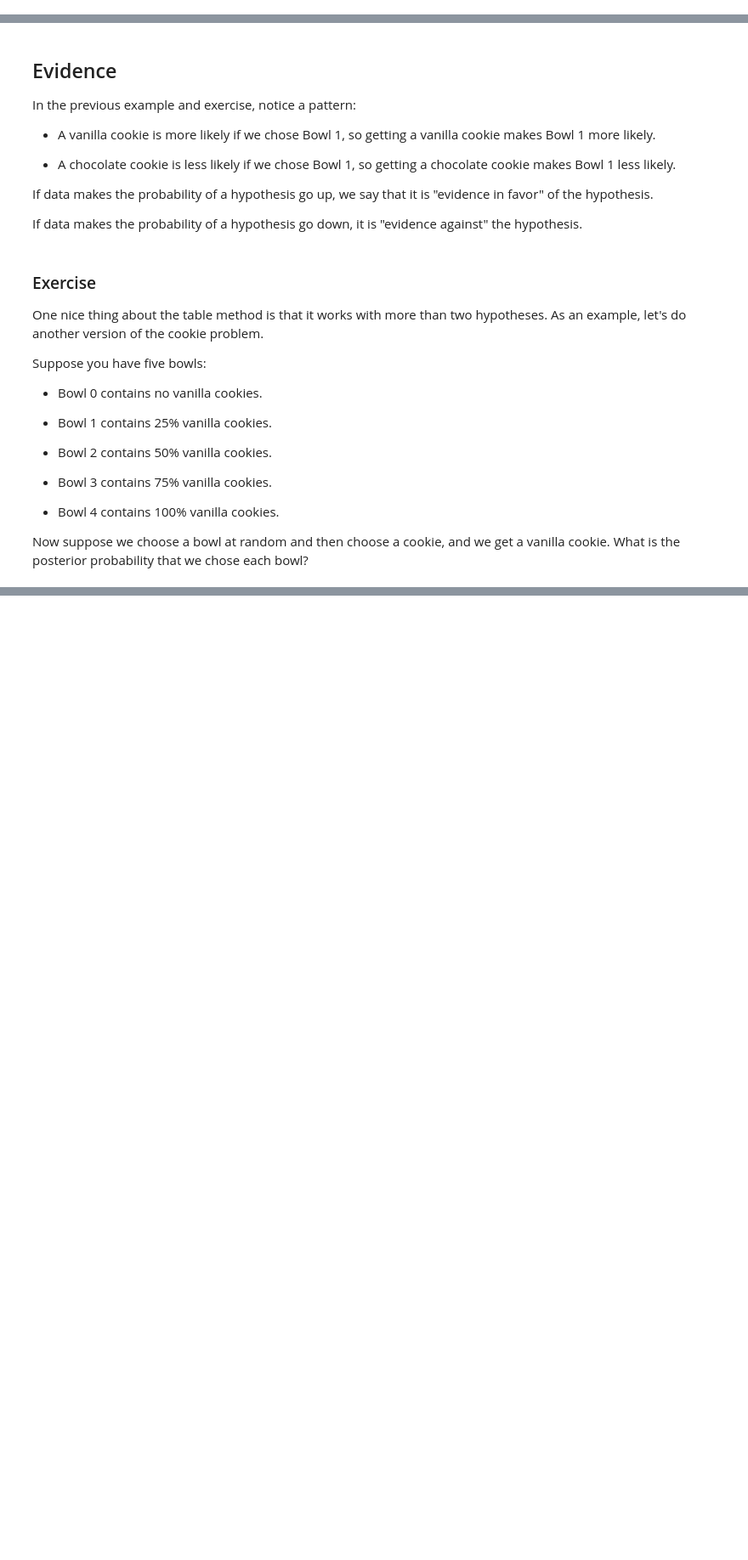
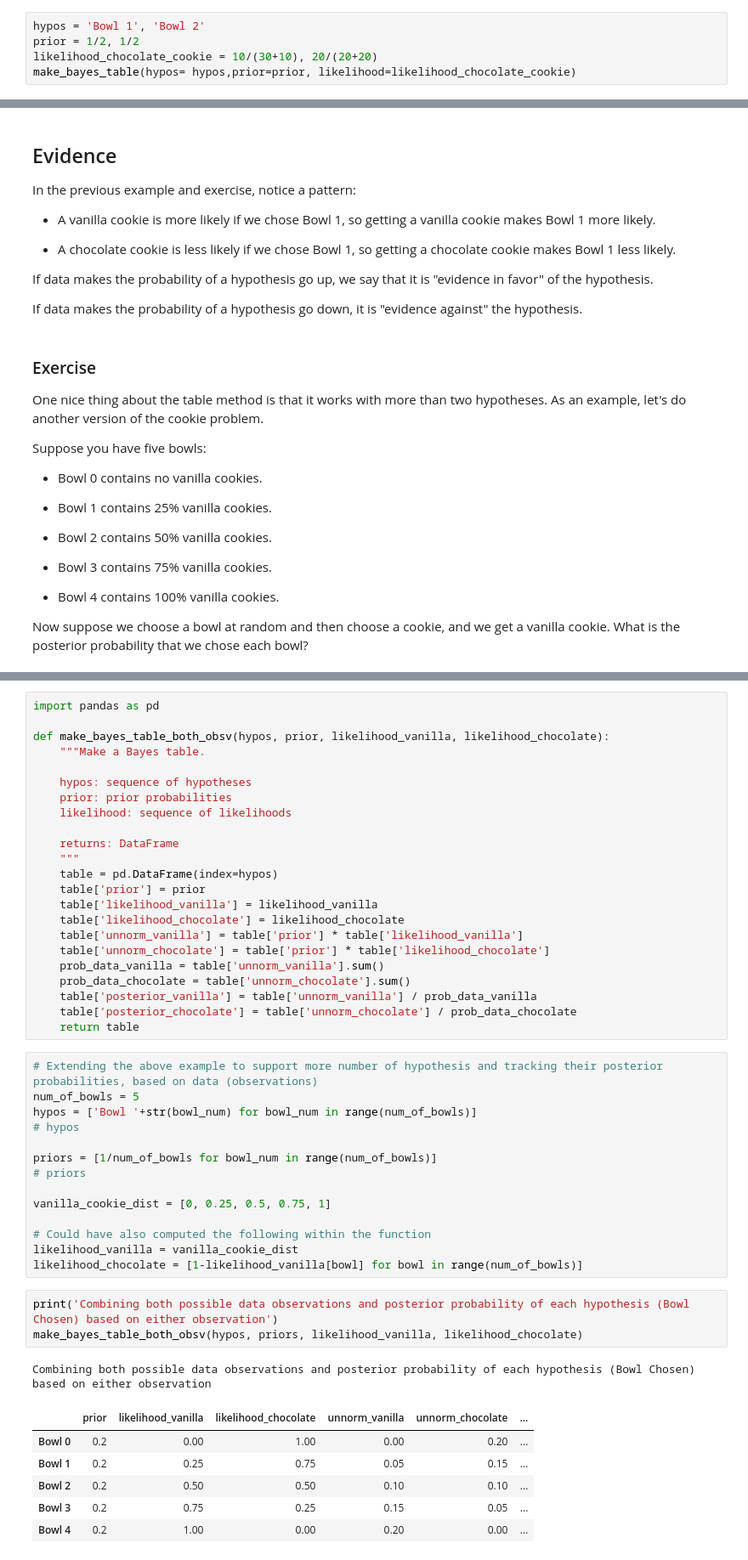
Before and after one commit to soumyatanwar/stats-and-more, a Jupyter notebook: 01_cookie.ipynb, the cells around one changed output, grey strips where cells are left out. Shown: that part at 85% size. Saved outputs shown, nothing was run; the diff lists cells and outputs as text; blank space fills up the shorter version.

Commit message:
Cookie Problem and Bonus Coin Problem solved

```diff
--- a/01_cookie.ipynb
+++ b/01_cookie.ipynb
@@ -186,3 +233,8 @@ make_bayes_table(hypos, prior, likelihood)
 ### Exercise
 
 What if we had chosen a chocolate cookie instead?  Use a Bayes table to compute the posterior probability of Bowl 1.
+# %%
+hypos = 'Bowl 1', 'Bowl 2'
+prior = 1/2, 1/2
+likelihood_chocolate_cookie = 10/(30+10), 20/(20+20)
+make_bayes_table(hypos= hypos,prior=prior, likelihood=likelihood_chocolate_cookie)
@@ -218,0 +328,48 @@ Now suppose we choose a bowl at random and then choose a cookie, and we get a va
+# %%
+import pandas as pd
+
+def make_bayes_table_both_obsv(hypos, prior, likelihood_vanilla, likelihood_chocolate):
+    """Make a Bayes table.
+
+    hypos: sequence of hypotheses
+    prior: prior probabilities
+    likelihood: sequence of likelihoods
+
+    returns: DataFrame
+    """
+    table = pd.DataFrame(index=hypos)
+    table['prior'] = prior
+    table['likelihood_vanilla'] = likelihood_vanilla
+    table['likelihood_chocolate'] = likelihood_chocolate
+    table['unnorm_vanilla'] = table['prior'] * table['likelihood_vanilla']
+    table['unnorm_chocolate'] = table['prior'] * table['likelihood_chocolate']
+    prob_data_vanilla = table['unnorm_vanilla'].sum()
+    prob_data_chocolate = table['unnorm_chocolate'].sum()
+    table['posterior_vanilla'] = table['unnorm_vanilla'] / prob_data_vanilla
+    table['posterior_chocolate'] = table['unnorm_chocolate'] / prob_data_chocolate
+    return table
+# %%
+# Extending the above example to support more number of hypothesis and tracking their posterior probabilities, based on data (observations)
+num_of_bowls = 5
+hypos = ['Bowl '+str(bowl_num) for bowl_num in range(num_of_bowls)]
+# hypos
+
+priors = [1/num_of_bowls for bowl_num in range(num_of_bowls)]
+# priors
+
+vanilla_cookie_dist = [0, 0.25, 0.5, 0.75, 1]
+
+# Could have also computed the following within the function
+likelihood_vanilla = vanilla_cookie_dist
+likelihood_chocolate = [1-likelihood_vanilla[bowl] for bowl in range(num_of_bowls)]
+# %%
+print('Combining both possible data observations and posterior probability of each hypothesis (Bowl Chosen) based on either observation')
+make_bayes_table_both_obsv(hypos, priors, likelihood_vanilla, likelihood_chocolate)
+# %% [output]
+Combining both possible data observations and posterior probability of each hypothesis (Bowl Chosen) based on either observation
+|  | prior | likelihood_vanilla | likelihood_chocolate | unnorm_vanilla | unnorm_chocolate | ... |
+| Bowl 0 | 0.2 | 0.00 | 1.00 | 0.00 | 0.20 | ... |
+| Bowl 1 | 0.2 | 0.25 | 0.75 | 0.05 | 0.15 | ... |
+| Bowl 2 | 0.2 | 0.50 | 0.50 | 0.10 | 0.10 | ... |
+| Bowl 3 | 0.2 | 0.75 | 0.25 | 0.15 | 0.05 | ... |
+| Bowl 4 | 0.2 | 1.00 | 0.00 | 0.20 | 0.00 | ... |
```
Also changed, not shown: parts of 22 cells of this notebook.
